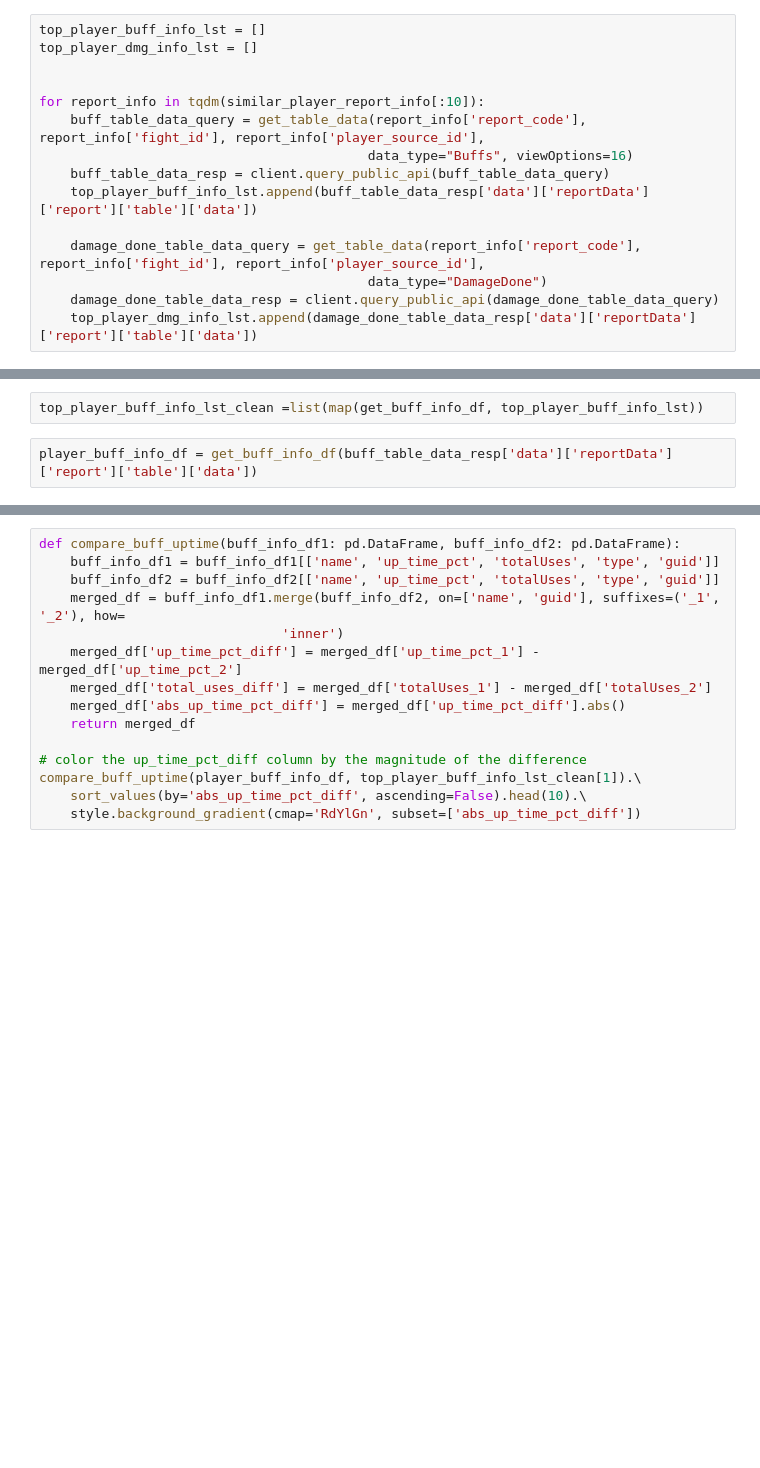
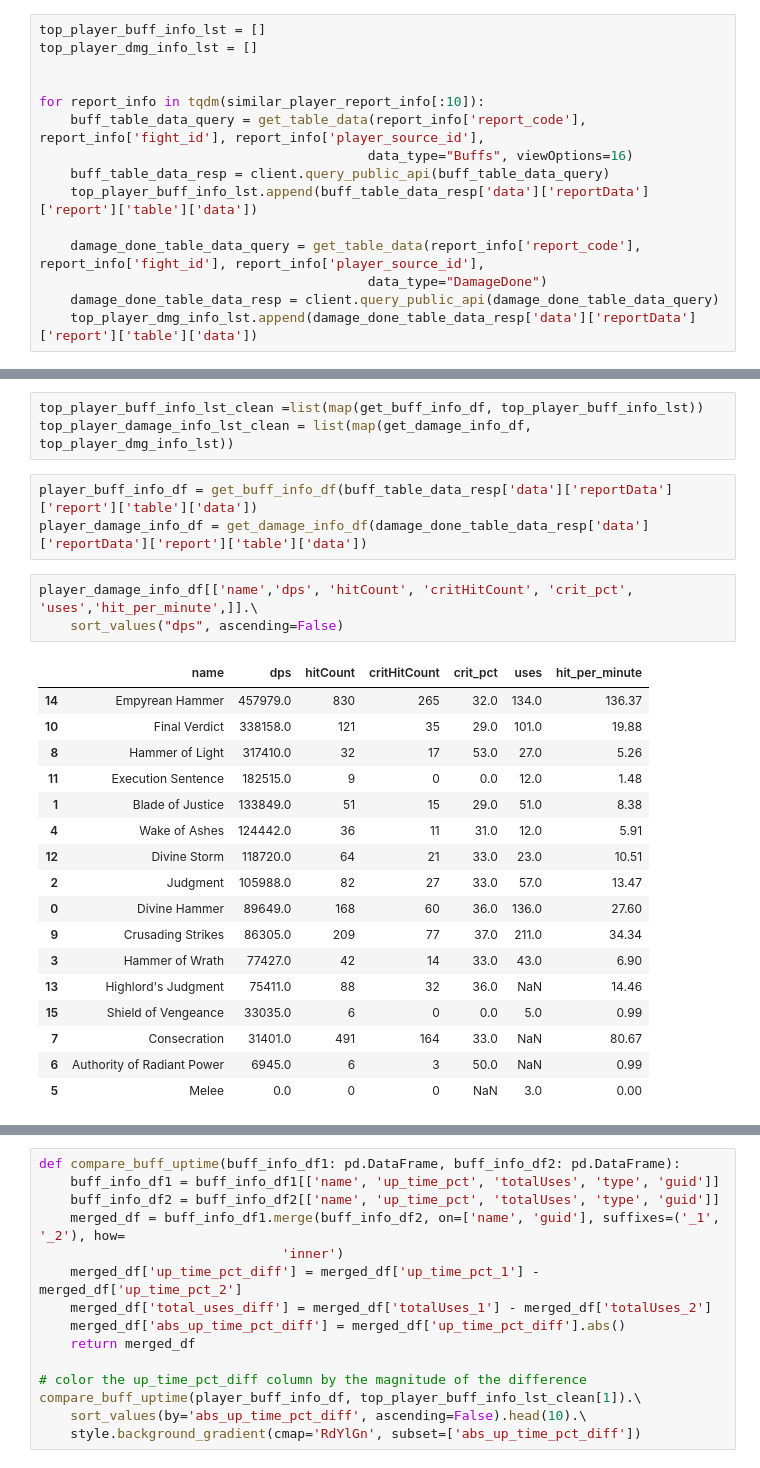
Before and after one commit to shex1627/warcraftlogs, a Jupyter notebook: notebooks/dmg_comparsion.ipynb, the cells around one changed output, grey strips where cells are left out. Drawn from its saved outputs; the diff is of its cells as text; blank space fills up the shorter version.

```diff
--- a/notebooks/dmg_comparsion.ipynb
+++ b/notebooks/dmg_comparsion.ipynb
@@ -321,4 +323,27 @@ def get_buff_info_df(buff_info: list):
 # %%
 top_player_buff_info_lst_clean =list(map(get_buff_info_df, top_player_buff_info_lst))
+top_player_damage_info_lst_clean = list(map(get_damage_info_df, top_player_dmg_info_lst))
 # %%
 player_buff_info_df = get_buff_info_df(buff_table_data_resp['data']['reportData']['report']['table']['data'])
+player_damage_info_df = get_damage_info_df(damage_done_table_data_resp['data']['reportData']['report']['table']['data'])
+# %%
+player_damage_info_df[['name','dps', 'hitCount', 'critHitCount', 'crit_pct', 'uses','hit_per_minute',]].\
+    sort_values("dps", ascending=False)
+# %% [output]
+|  | name | dps | hitCount | critHitCount | crit_pct | uses | hit_per_minute |
+| 14 | Empyrean Hammer | 457979.0 | 830 | 265 | 32.0 | 134.0 | 136.37 |
+| 10 | Final Verdict | 338158.0 | 121 | 35 | 29.0 | 101.0 | 19.88 |
+| 8 | Hammer of Light | 317410.0 | 32 | 17 | 53.0 | 27.0 | 5.26 |
+| 11 | Execution Sentence | 182515.0 | 9 | 0 | 0.0 | 12.0 | 1.48 |
+| 1 | Blade of Justice | 133849.0 | 51 | 15 | 29.0 | 51.0 | 8.38 |
+| 4 | Wake of Ashes | 124442.0 | 36 | 11 | 31.0 | 12.0 | 5.91 |
+| 12 | Divine Storm | 118720.0 | 64 | 21 | 33.0 | 23.0 | 10.51 |
+| 2 | Judgment | 105988.0 | 82 | 27 | 33.0 | 57.0 | 13.47 |
+| 0 | Divine Hammer | 89649.0 | 168 | 60 | 36.0 | 136.0 | 27.60 |
+| 9 | Crusading Strikes | 86305.0 | 209 | 77 | 37.0 | 211.0 | 34.34 |
+| 3 | Hammer of Wrath | 77427.0 | 42 | 14 | 33.0 | 43.0 | 6.90 |
+| 13 | Highlord's Judgment | 75411.0 | 88 | 32 | 36.0 | NaN | 14.46 |
+| 15 | Shield of Vengeance | 33035.0 | 6 | 0 | 0.0 | 5.0 | 0.99 |
+| 7 | Consecration | 31401.0 | 491 | 164 | 33.0 | NaN | 80.67 |
+| 6 | Authority of Radiant Power | 6945.0 | 6 | 3 | 50.0 | NaN | 0.99 |
+| 5 | Melee | 0.0 | 0 | 0 | NaN | 3.0 | 0.00 |
```
Also changed, not shown: parts of 5 cells of this notebook, 10 other files.
